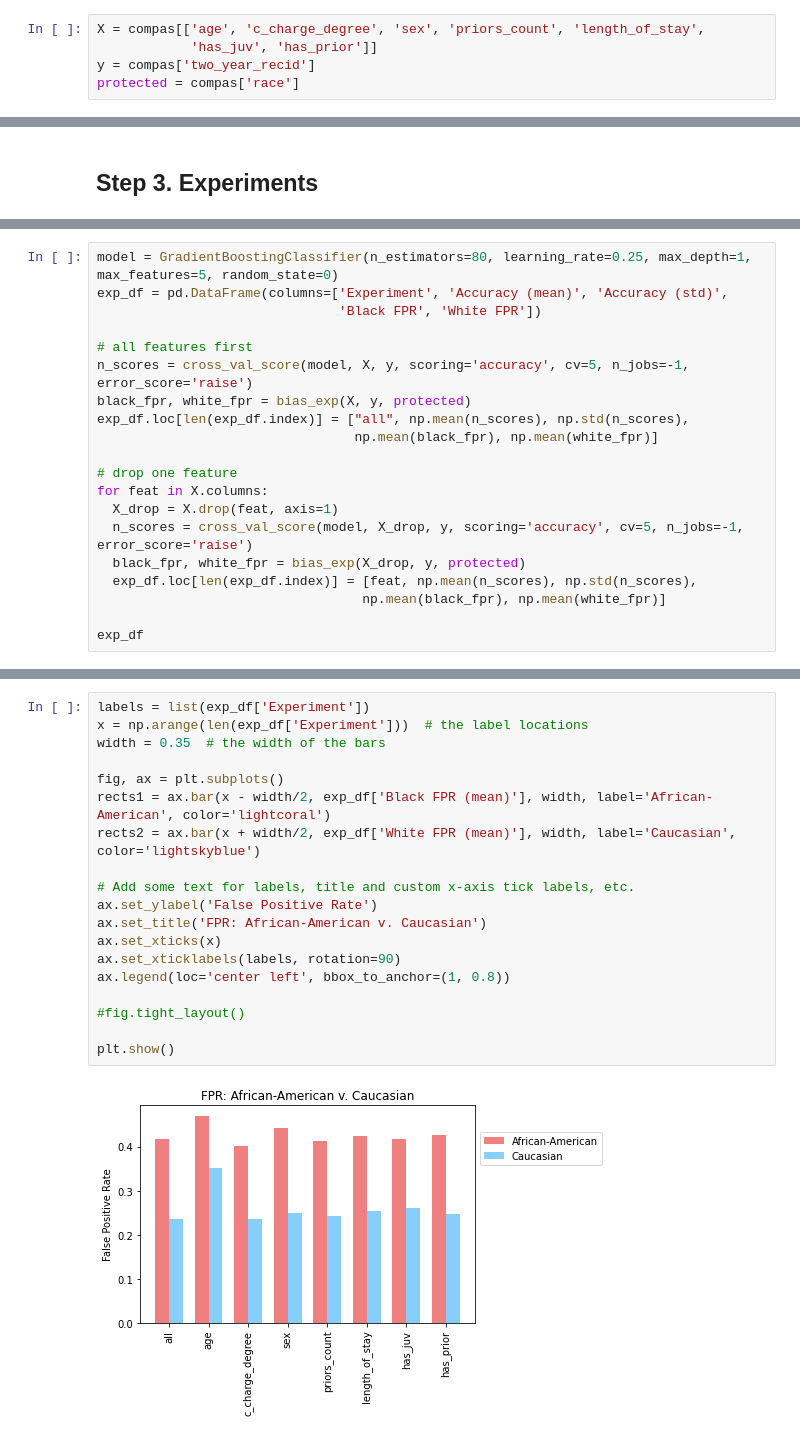
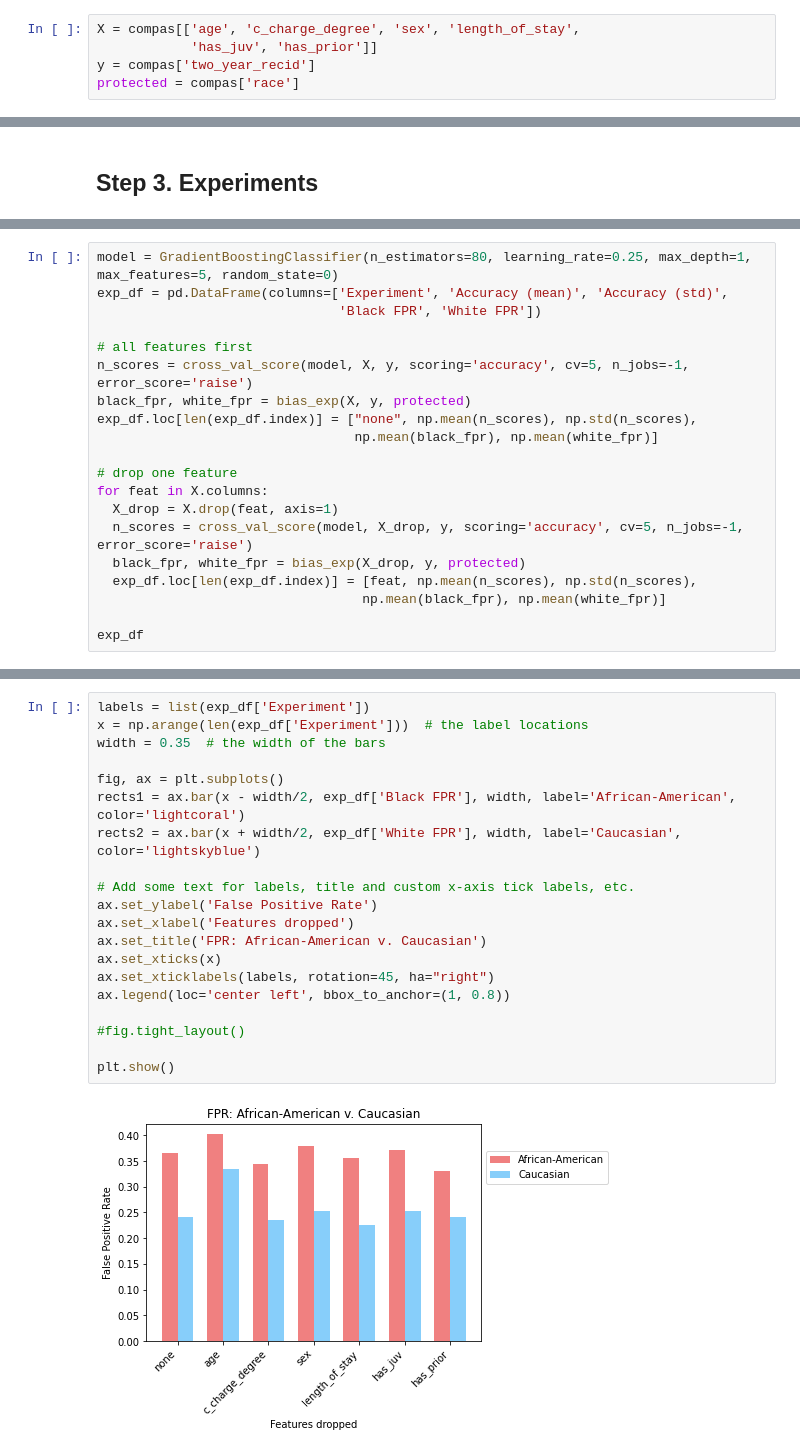
Before and after one commit to Shriya-vipul/ml_fairness, a Jupyter notebook: doc/FFS.ipynb, the cells around one changed output, grey strips where cells are left out. Drawn from its saved outputs; the diff is of its cells as text.

```diff
--- a/doc/FFS.ipynb
+++ b/doc/FFS.ipynb
@@ -59,7 +60,7 @@ compas.head()
 | 3 | 39 | 0 | 1 | 0 | 0 | 0 | 0 | ... |
 | 4 | 27 | 1 | 1 | 1 | 0 | 0 | 0 | ... |
 # %%
-X = compas[['age', 'c_charge_degree', 'sex', 'priors_count', 'length_of_stay',
+X = compas[['age', 'c_charge_degree', 'sex', 'length_of_stay',
             'has_juv', 'has_prior']]
 y = compas['two_year_recid']
 protected = compas['race']
@@ -126,7 +150,7 @@ exp_df = pd.DataFrame(columns=['Experiment', 'Accuracy (mean)', 'Accuracy (std)'
 # all features first
 n_scores = cross_val_score(model, X, y, scoring='accuracy', cv=5, n_jobs=-1, error_score='raise')
 black_fpr, white_fpr = bias_exp(X, y, protected)
-exp_df.loc[len(exp_df.index)] = ["all", np.mean(n_scores), np.std(n_scores),
+exp_df.loc[len(exp_df.index)] = ["none", np.mean(n_scores), np.std(n_scores),
                                  np.mean(black_fpr), np.mean(white_fpr)]
 
 # drop one feature
@@ -162,22 +185,23 @@ plt.show()
 # %%
 labels = list(exp_df['Experiment'])
 x = np.arange(len(exp_df['Experiment']))  # the label locations
 width = 0.35  # the width of the bars
 
 fig, ax = plt.subplots()
-rects1 = ax.bar(x - width/2, exp_df['Black FPR (mean)'], width, label='African-American', color='lightcoral')
-rects2 = ax.bar(x + width/2, exp_df['White FPR (mean)'], width, label='Caucasian', color='lightskyblue')
+rects1 = ax.bar(x - width/2, exp_df['Black FPR'], width, label='African-American', color='lightcoral')
+rects2 = ax.bar(x + width/2, exp_df['White FPR'], width, label='Caucasian', color='lightskyblue')
 
 # Add some text for labels, title and custom x-axis tick labels, etc.
 ax.set_ylabel('False Positive Rate')
+ax.set_xlabel('Features dropped')
 ax.set_title('FPR: African-American v. Caucasian')
 ax.set_xticks(x)
-ax.set_xticklabels(labels, rotation=90)
+ax.set_xticklabels(labels, rotation=45, ha="right")
 ax.legend(loc='center left', bbox_to_anchor=(1, 0.8))
 
 #fig.tight_layout()
 
 plt.show()
 # %% [output]
-[figure, old version]
+[figure, new version]
 # %%
```
Also changed, not shown: parts of 14 cells of this notebook.
